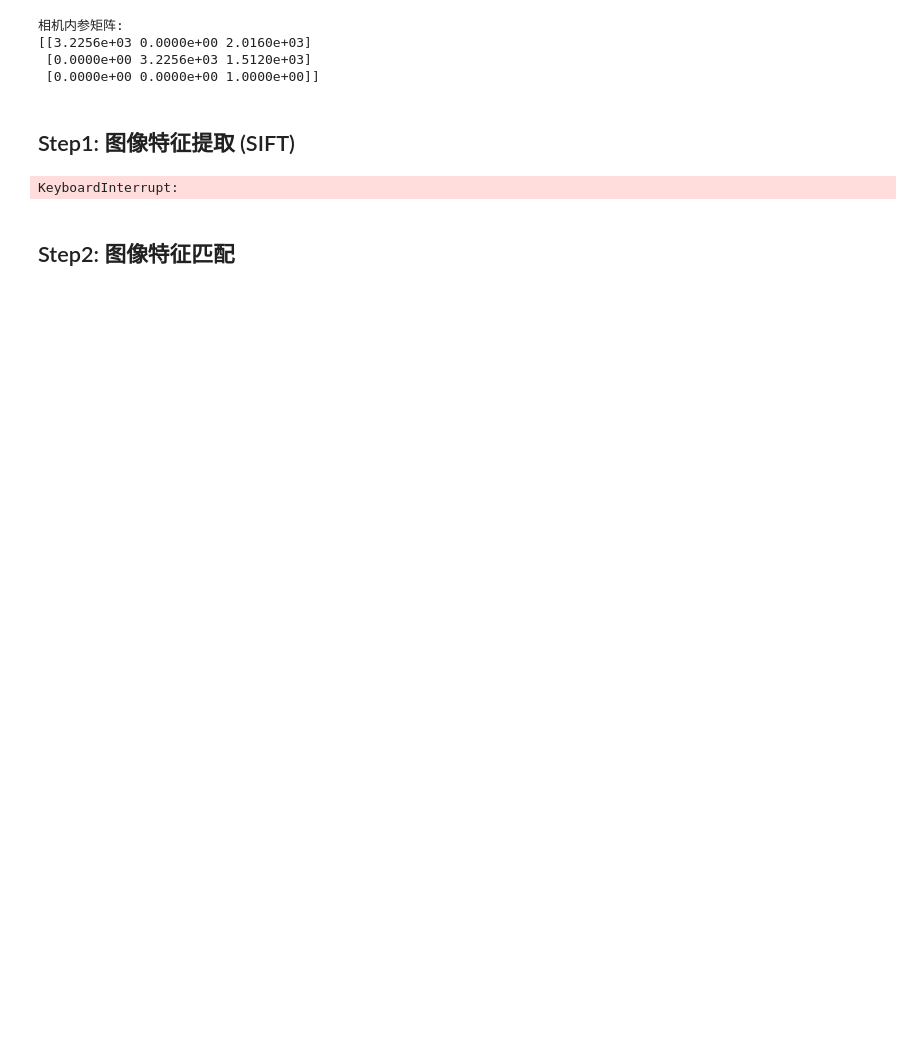
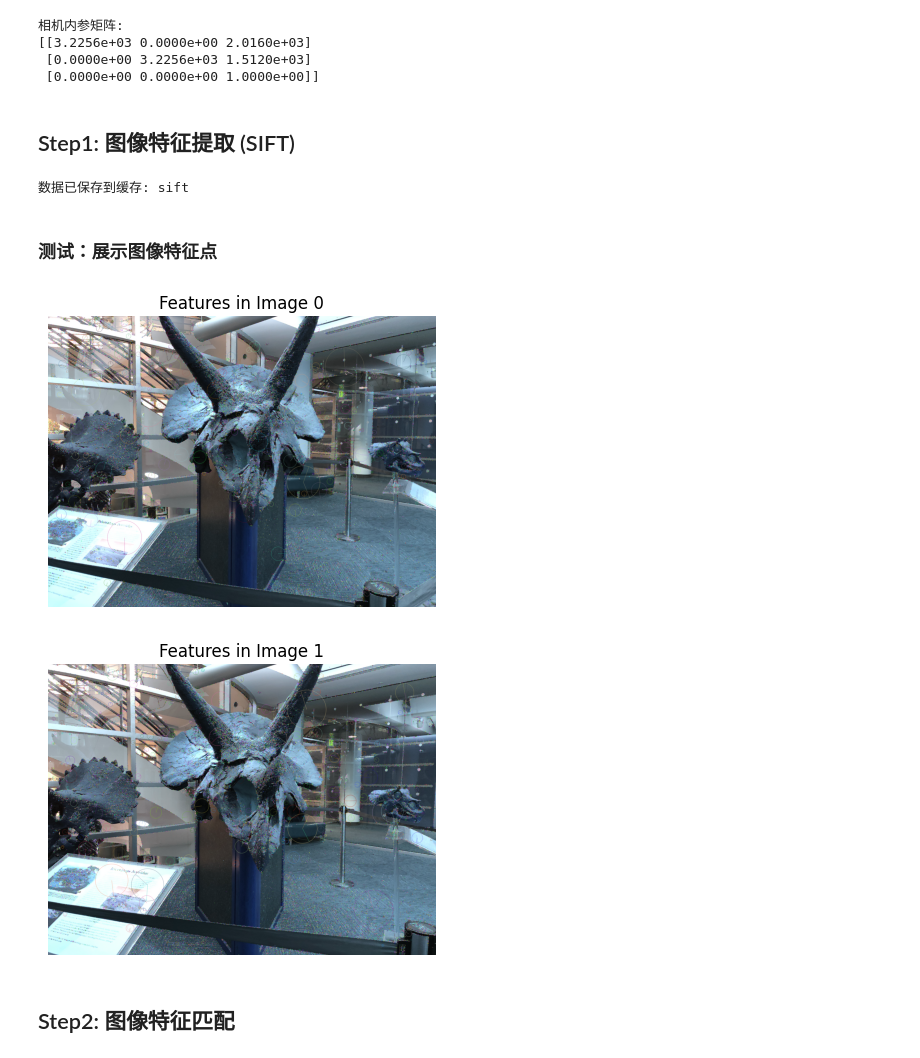
Before and after one commit to Pr0ximah/AI4701-FinalProject, a Jupyter notebook: main.ipynb, the cells around one changed output. Drawn from its saved outputs; the diff is of its cells as text; code cells hidden in the pictures; blank space fills up the shorter version.

```diff
--- a/main.ipynb
+++ b/main.ipynb
@@ -59,8 +42,29 @@ print(camera_intrinsic)
 # %% [markdown]
 ## Step1: 图像特征提取 (SIFT)
 # %%
-features = extract_features(images)
+regenerate = False
+data_cache_key = "sift"
+
+# 运行SIFT特征提取
+features = cache_wrapper(
+    data_cache_key,
+    regenerate,
+    extract_features,
+    fe.after_load,
+)(images)
 # %% [output]
-KeyboardInterrupt:
+数据已保存到缓存: sift
+# %% [markdown]
+### 测试：展示图像特征点
+# %%
+# 展示特征点
+for i, img in enumerate(images[:2]):
+    img_with_features = cv2.drawKeypoints(
+        img, features[i][0], None, flags=cv2.DRAW_MATCHES_FLAGS_DRAW_RICH_KEYPOINTS
+    )
+    plt_show(img_with_features, f"Features in Image {i}")
+# %% [output]
+[figure, added]
+[figure, added]
 # %% [markdown]
 ## Step2: 图像特征匹配
```
Also changed, not shown: parts of 13 cells of this notebook, 9 other files.
